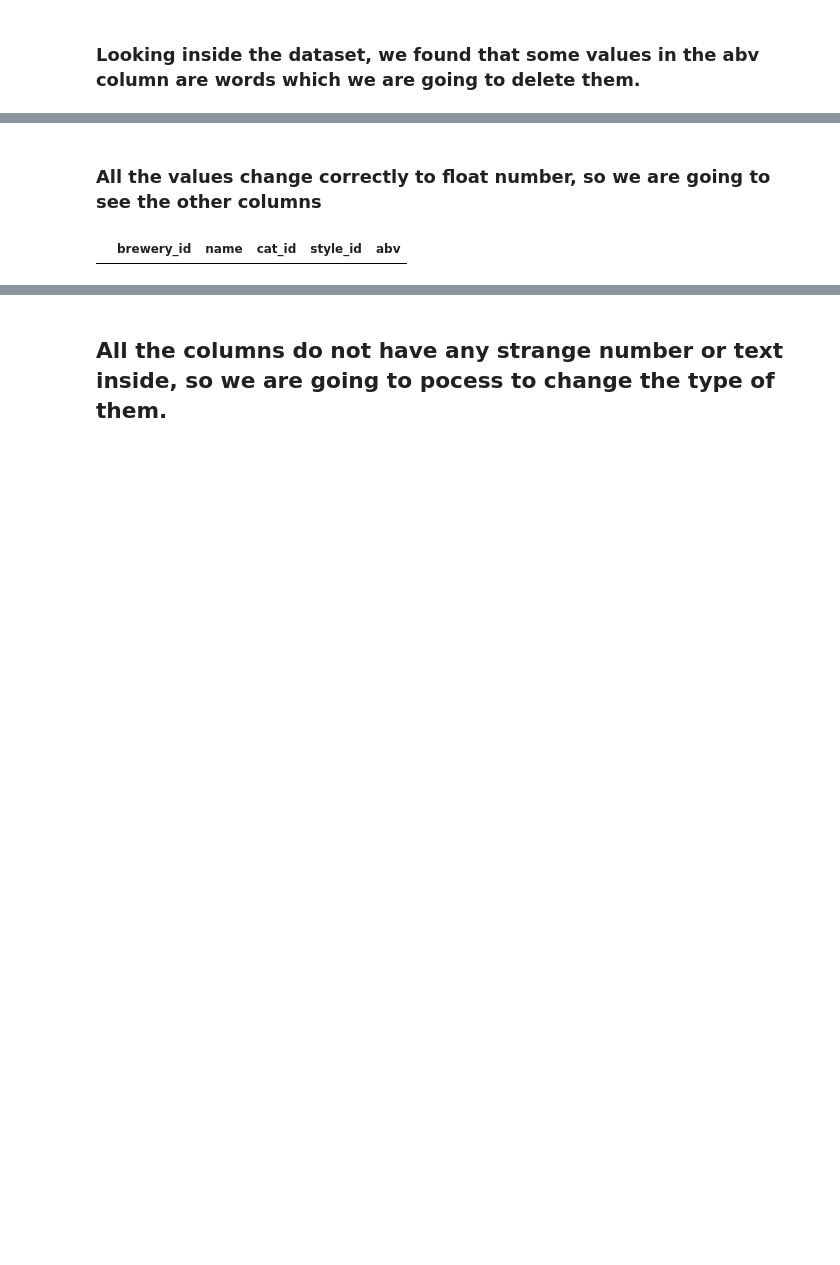
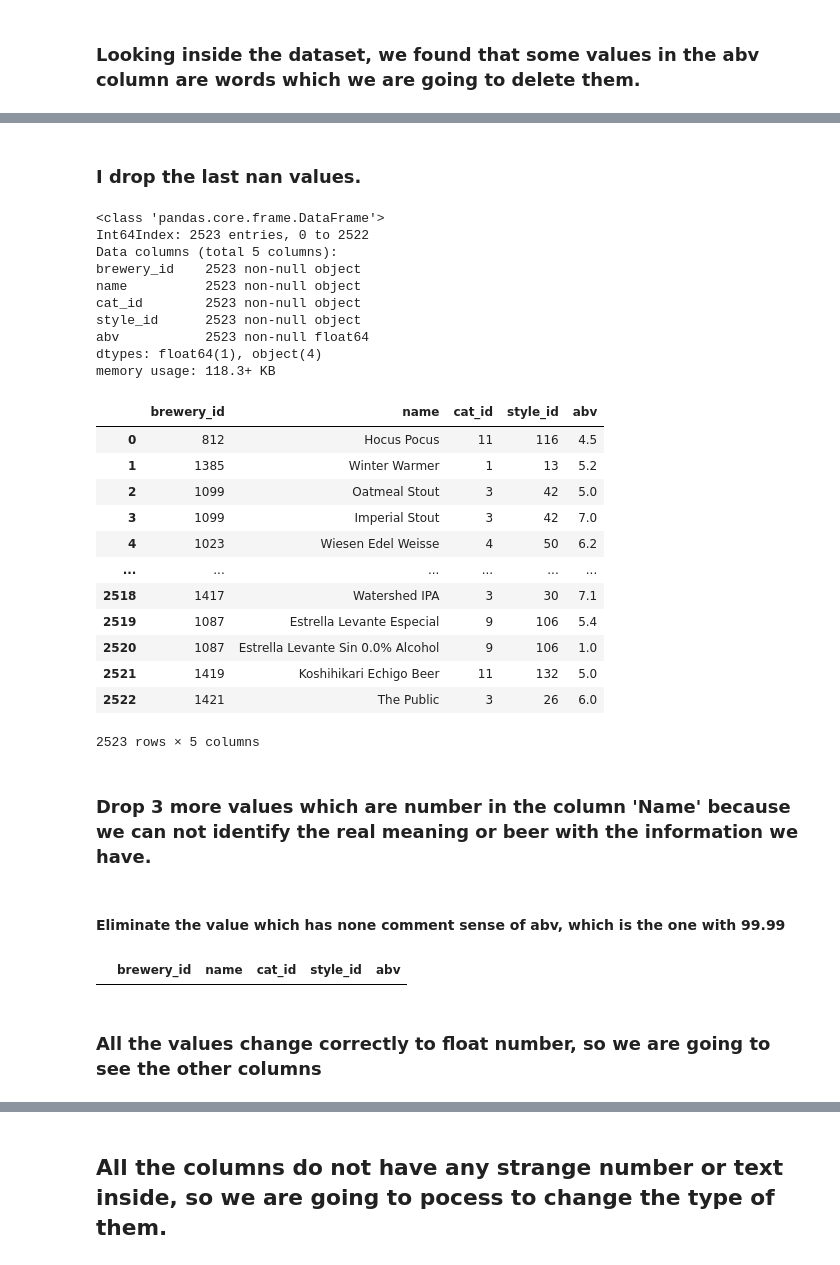
Before and after one commit to rubenmartinezlorente/Project-Week-3-Data-Thieves, a Jupyter notebook: your-project/DataCleaning.ipynb, the cells around one changed output, grey strips where cells are left out. Drawn from its saved outputs; the diff is of its cells as text; code cells hidden in the pictures; blank space fills up the shorter version.

```diff
--- a/your-project/DataCleaning.ipynb
+++ b/your-project/DataCleaning.ipynb
@@ -116,0 +66,3 @@ beers
+# %%
+beers_new = beers_new.dropna()
+beers_new.info()
@@ -162,0 +106,3 @@ beers
+# %%
+beers_new.abv = pd.to_numeric(beers_new.abv, errors='coerce')
+beers_new.abv.unique()
@@ -162,0 +128,31 @@ beers
+# %% [markdown]
+### I drop the last nan values.
+# %%
+#I drop the nan value from before:
+beers_new = beers_new.dropna()
+# %% [output]
+<class 'pandas.core.frame.DataFrame'>
+Int64Index: 2523 entries, 0 to 2522
+Data columns (total 5 columns):
+brewery_id    2523 non-null object
+name          2523 non-null object
+cat_id        2523 non-null object
+style_id      2523 non-null object
+abv           2523 non-null float64
+dtypes: float64(1), object(4)
+memory usage: 118.3+ KB
+|  | brewery_id | name | cat_id | style_id | abv |
+| 0 | 812 | Hocus Pocus | 11 | 116 | 4.5 |
+| 1 | 1385 | Winter Warmer | 1 | 13 | 5.2 |
+| 2 | 1099 | Oatmeal Stout | 3 | 42 | 5.0 |
+| 3 | 1099 | Imperial Stout | 3 | 42 | 7.0 |
+| 4 | 1023 | Wiesen Edel Weisse | 4 | 50 | 6.2 |
+| ... | ... | ... | ... | ... | ... |
+| 2518 | 1417 | Watershed IPA | 3 | 30 | 7.1 |
+| 2519 | 1087 | Estrella Levante Especial | 9 | 106 | 5.4 |
+| 2520 | 1087 | Estrella Levante Sin 0.0% Alcohol | 9 | 106 | 1.0 |
+| 2521 | 1419 | Koshihikari Echigo Beer | 11 | 132 | 5.0 |
+| 2522 | 1421 | The Public | 3 | 26 | 6.0 |
+2523 rows × 5 columns
+# %% [markdown]
+### Drop 3 more values which are number in the column 'Name' because we can not identify the real meaning or beer with the information we have.
@@ -163,10 +167,9 @@ beers
+# %% [markdown]
+#### Eliminate the value which has none comment sense of abv, which is the one with 99.99
+# %%
+beers_new[(beers_new.abv == beers_new.abv.max())]
+beers_new = beers_new.drop(565)
+# %% [output]
+|  | brewery_id | name | cat_id | style_id | abv |
 # %% [markdown]
 ### All the values change correctly to float number, so we are going to see the other columns
-# %%
-beers[(beers.style_id.str.contains(pat = '[0-9]{4}', regex = True))]
-
-beers[(beers.cat_id.str.contains(pat = '[0-9]{4}', regex = True))]
-
-beers[(beers.brewery_id.str.contains(pat = '[0-9]{4}', regex = True))]
-# %% [output]
-|  | brewery_id | name | cat_id | style_id | abv |
```
Also changed, not shown: parts of 36 cells of this notebook, 20 other files.
